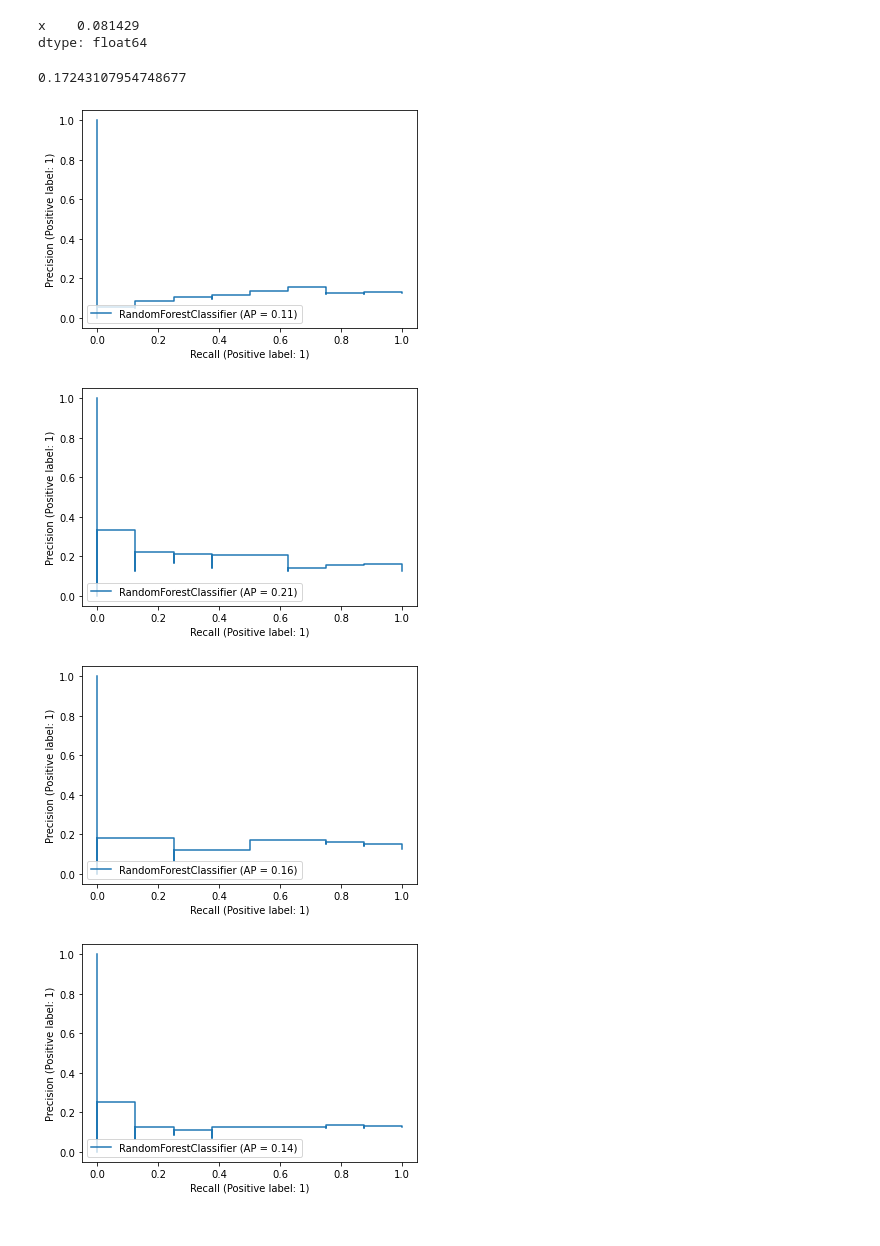
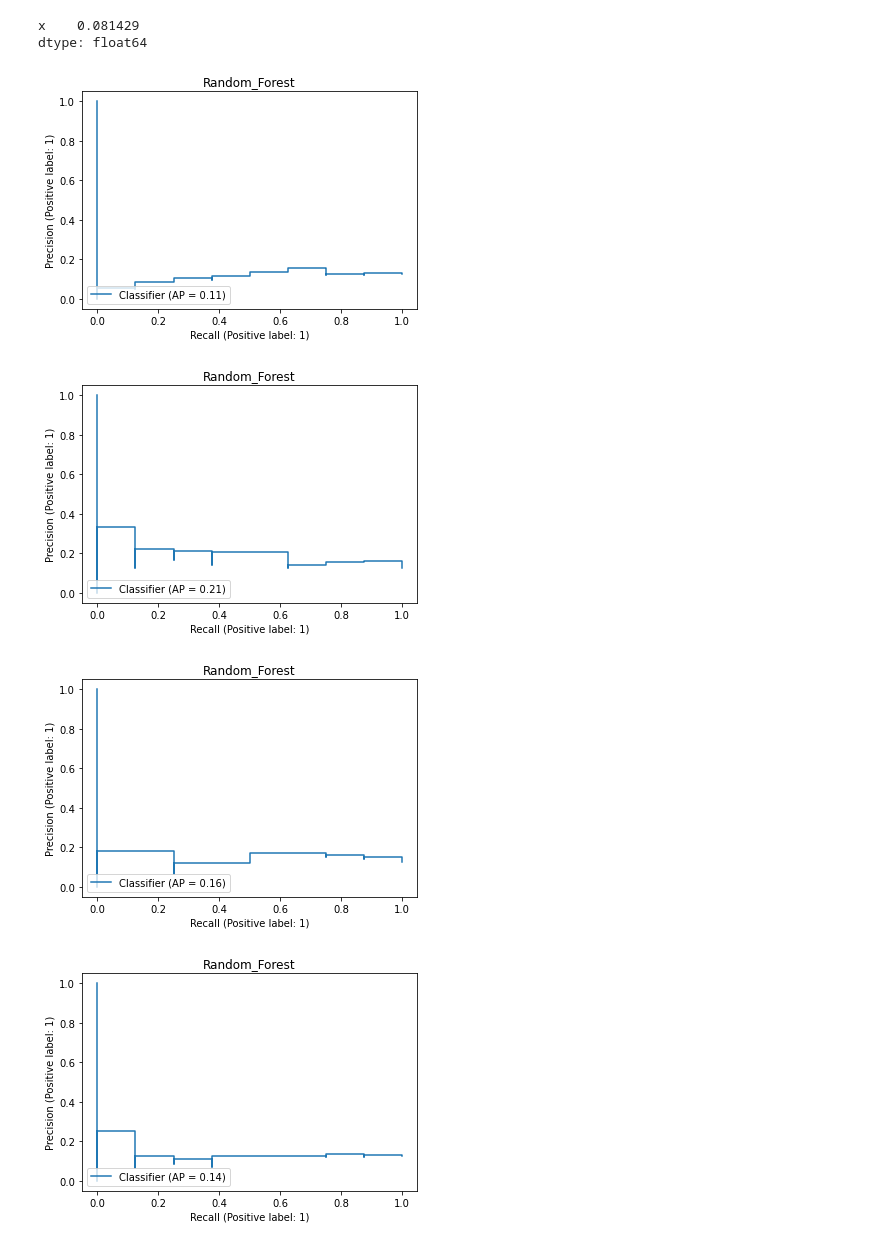
Before and after one commit to aleberans/Analisi-dati-multi-omici-per-la-predizione-della-prognosi-di-pazienti-oncologici, a Jupyter notebook: Codice.ipynb, the cells around one changed output. Cells and saved outputs as stored; diff of their text form; code cells hidden in the pictures.

```diff
--- a/Codice.ipynb
+++ b/Codice.ipynb
@@ -239,13 +225,13 @@ len(label)/label[label['x'] == 1].count()/100
 x    0.081429
 dtype: float64
 # %%
-def train_model(dataset, label, num_extenal_fold, type_feature_selection, min_pValue:None):
+def train_model(dataset, label, num_extenal_fold, type_feature_selection, min_pValue:None, use_umap=False):
 
     """Return AUPRC score after training.
 
     Parameters
     --------------------------
-    dataset: pd.DataFrame,
+    dataset: string,
         The data reserved for the input of the training.
     label: pd.DataFrame,
         The data reserved for the output of the training.
@@ -254,12 +240,13 @@ def train_model(dataset, label, num_extenal_fold, type_feature_selection, min_pV
     type_feature_selection: string,
         Type of feature selection: ['kruskal', 'mrmr', 'mannwhitneyu', 'boruta']
     min_pValue: int,
-        Minimum value of p_value. Valid if type_feature_selection == 'kruskal' or 'mannwhitneyu'.
+        Minimum value of p_value. Valid if type_feature_selection == 'kruskal' or 'mannwhitneyu',
+    use_umap: bool,
+        Specified to use or not use UMAP for feature extraction after univariate feature selection (kruskal, mannwhitneyu)
     """
 
-
     aucs =[]
-    tests = []
+    dataset = filtered_normalize_data[dataset]
 
     #to numpy
     X_numpy = dataset.to_numpy()
@@ -279,6 +266,9 @@ def train_model(dataset, label, num_extenal_fold, type_feature_selection, min_pV
         #feature selection
         if type_feature_selection == 'kruskal':
             selected_features = univariate_features_selection(df_X_train, df_y_train, kruskal, min_pValue)
+            #if use_umap:
+                #X_train_feature_extraction = UMAP(n_neighbors=100, n_components=3, random_state=42).fit_transform(X_train_fold, y_train_fold)
+                #X_test_feature_extraction = UMAP
         elif type_feature_selection == 'mannwhitneyu':
             selected_features = univariate_features_selection(df_X_train, df_y_train, mannwhitneyu, min_pValue)
         elif type_feature_selection == "mrmr":
@@ -305,16 +295,23 @@ def train_model(dataset, label, num_extenal_fold, type_feature_selection, min_pV
         #print('auc: {:.3f} using params {}:'.format(auc, clf.best_params_))
 
         # Create classifier using logistic regression
-        classifier = RandomForestClassifier(random_state=1)
-        classifier.fit(X_train_selected_feature, y_train_fold)
+        Random_Forest = RandomForestClassifier(random_state=1)
+        Random_Forest.fit(X_train_selected_feature, y_train_fold)
 
         # Get the predicited probability of testing data
-        y_score = classifier.predict_proba(X_test_selected_feature)[:, 1]
+        #CHIEDERE
+        y_score = Random_Forest.predict_proba(X_test_selected_feature)[:, 1]
 
         #calculate precision and recall
         precision, recall, thresholds = precision_recall_curve(y_test_fold, y_score)
 
-        plot_precision_recall_curve(classifier, X_test_selected_feature, y_test_fold)
+        #plot_precision_recall_curve(classifier, X_test_selected_feature, y_test_fold)
+
+        #plot precision recall curve
+        PrecisionRecallDisplay.from_predictions(y_test_fold, y_score)
+
+        plt.title('Random_Forest')
+        plt.show()
 
         # Use AUC function to calculate the area under the curve of precision recall curve
         auc_precision_recall = auc(recall, precision)
@@ -323,10 +320,9 @@ def train_model(dataset, label, num_extenal_fold, type_feature_selection, min_pV
 
     return np.mean(aucs)
 # %%
-train_model(filtered_normalize_data['proteins'], label, 10, 'kruskal', 0.05)
+train_model('proteins', label, 10, 'kruskal', 0.05)
 # %% [output]
-0.17243107954748677
-[figure, old version]
+[figure, new version]
-[figure, old version]
+[figure, new version]
-[figure, old version]
+[figure, new version]
-[figure, old version]
+[figure, new version]
```
Also changed, not shown: parts of 10 cells of this notebook, 1 other file.
